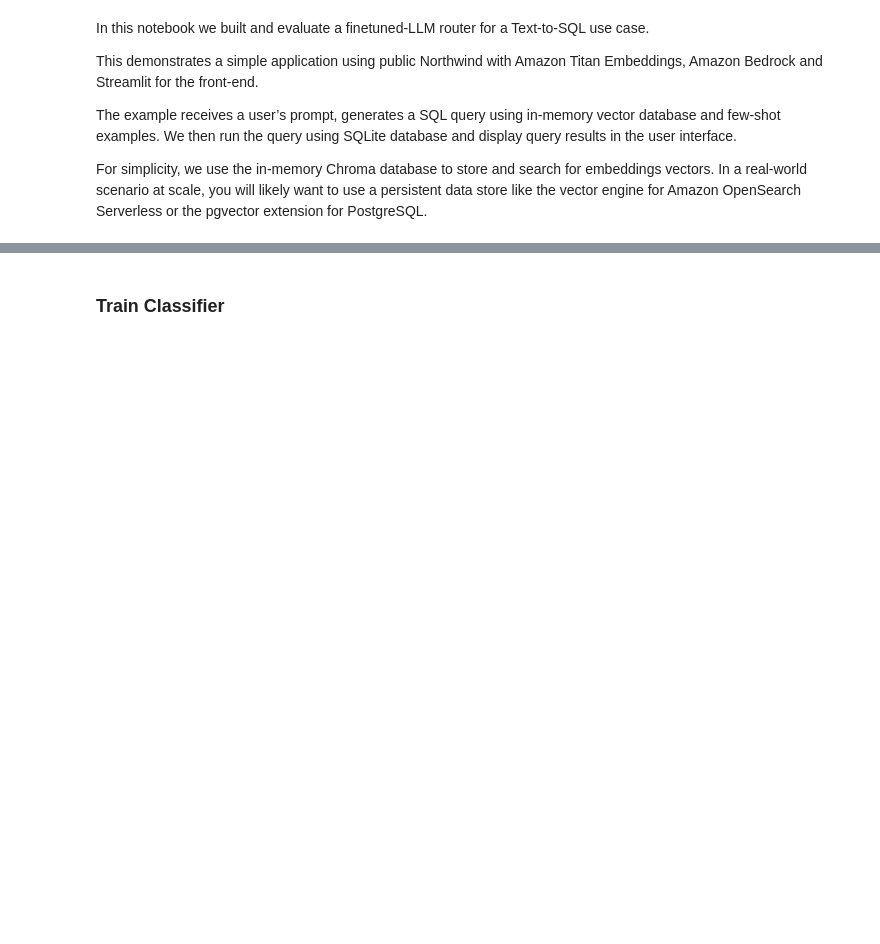
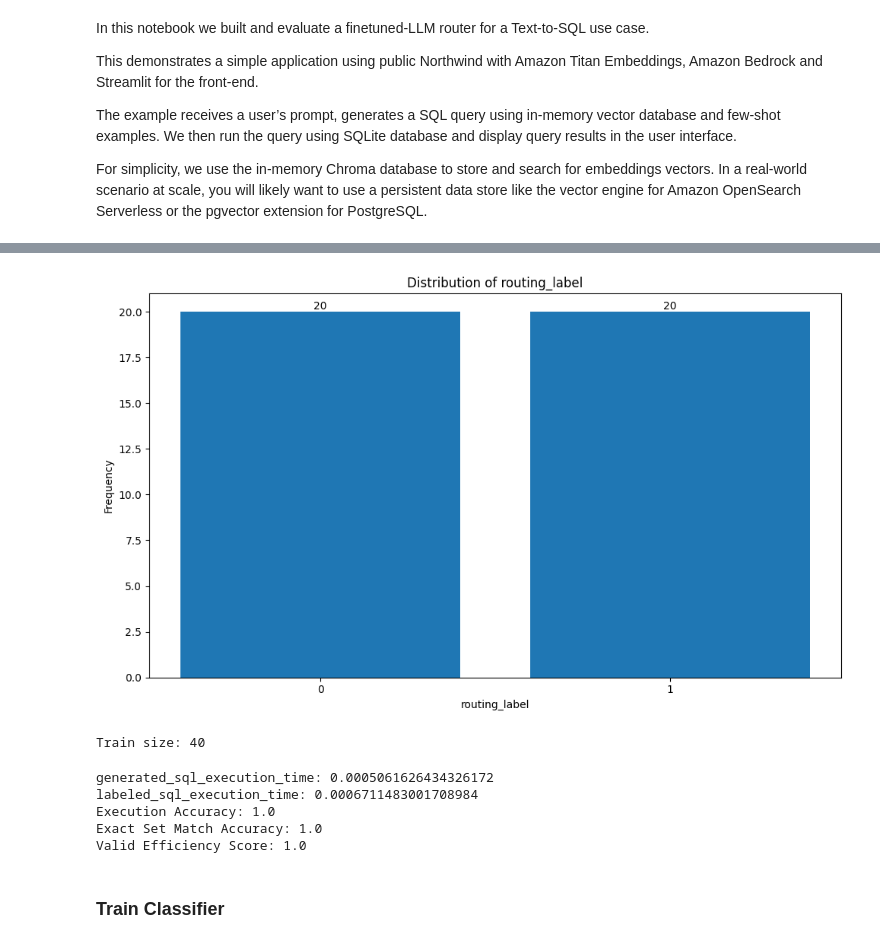
Before and after one commit to fhuthmacher/aws-bedrock-router-eval, a Jupyter notebook: routerEval.ipynb, the cells around one changed output, grey strips where cells are left out. Drawn from its saved outputs; the diff is of its cells as text; code cells hidden in the pictures; blank space fills up the shorter version.

```diff
--- a/routerEval.ipynb
+++ b/routerEval.ipynb
@@ -1472,5 +1765,35 @@ print(df1.head().to_dict())
+# %%
+# balance the dataset for our classification task
+balanced_train_df = balance_dataset(df1_graded, key="routing_label")
+visualize_distribution(balanced_train_df, key="routing_label")
+print(f"Train size: {len(balanced_train_df)}")
+# %% [output]
+[figure, added]
+Train size: 40
 # %%
 # Calculate Text-to-SQL metrics:
 # 1) Execution Accuracy (EX):  compares the generated SQL query to the labeled SQL query to determine if its a match or not.
 # 2) Exact Set Match Accuracy (EM) – did the returned result set actually answer the question, regardless of how the query was written
 # 3) Valid Efficiency Score (VES)
+
+db_path = 'routedb.db'
+conn = sqlite3.connect(db_path)
+
+generated_sql = "SELECT product_name, unit_price FROM products;"
+labeled_sql = "SELECT product_name, unit_price FROM products;"
+
+ex_score = execution_accuracy(generated_sql, labeled_sql)
+em_score = exact_set_match_accuracy(generated_sql, labeled_sql, conn)
+ves_score = valid_efficiency_score(generated_sql, labeled_sql, conn)
+
+print(f"Execution Accuracy: {ex_score}")
+print(f"Exact Set Match Accuracy: {em_score}")
+print(f"Valid Efficiency Score: {ves_score}")
+
+conn.close()
+# %% [output]
+generated_sql_execution_time: 0.0005061626434326172
+labeled_sql_execution_time: 0.0006711483001708984
+Execution Accuracy: 1.0
+Exact Set Match Accuracy: 1.0
+Valid Efficiency Score: 1.0
```
Also changed, not shown: parts of 29 cells of this notebook, 1 other file.
